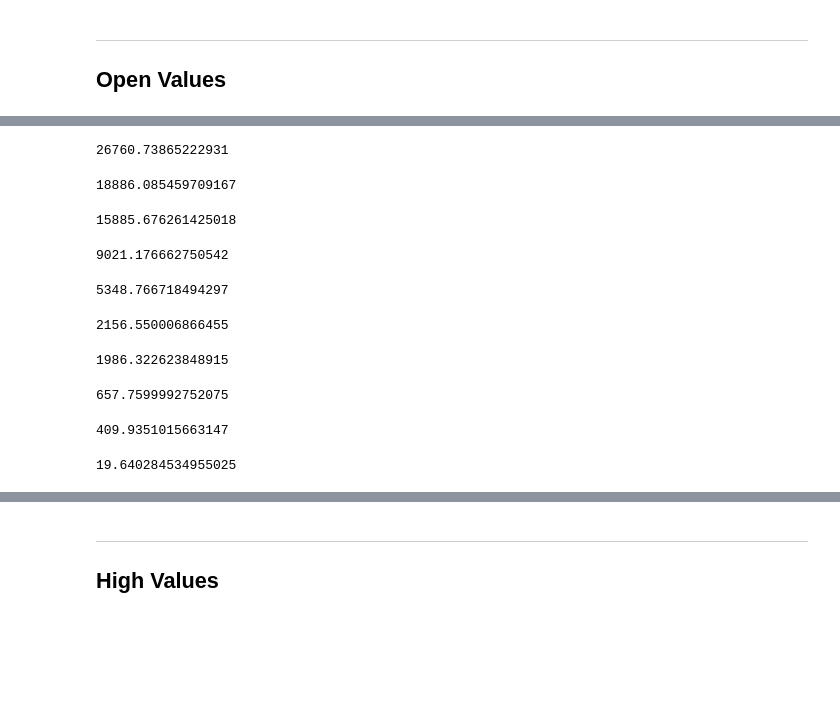
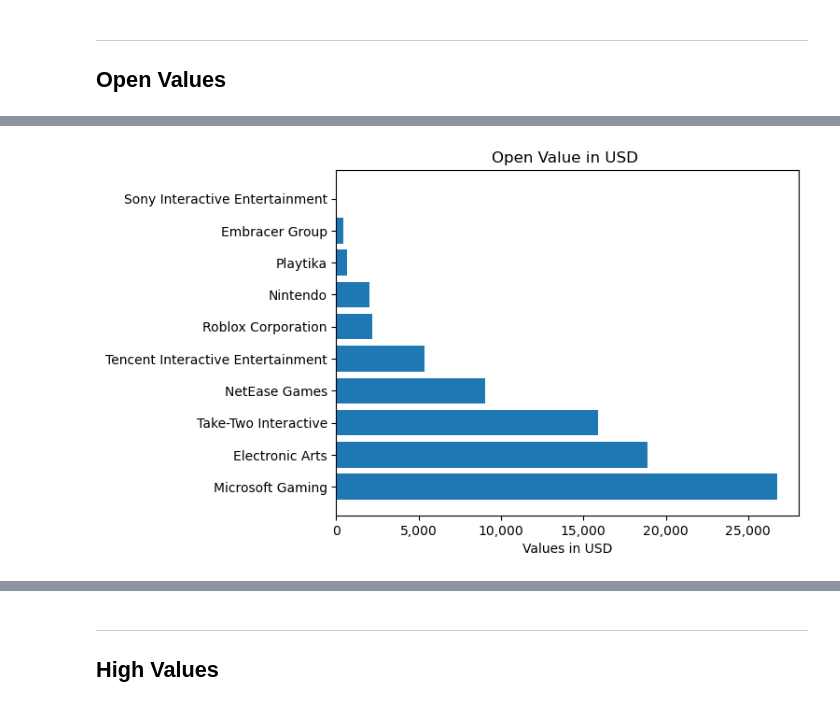
Before and after one commit to Djohnson1313/gaming_company_stocks_analysis, a Jupyter notebook: gaming_stocks_analysis.ipynb, the cells around one changed output, grey strips where cells are left out. Saved outputs shown, nothing was run; the diff lists cells and outputs as text; code cells hidden in the pictures; blank space fills up the shorter version.

```diff
--- a/gaming_stocks_analysis.ipynb
+++ b/gaming_stocks_analysis.ipynb
@@ -390,40 +417,4 @@ plt.show();
 # %%
-value_calc('Microsoft Gaming', 'Open Value in USD')
+plot_val(df, 'Open Value in USD')
 # %% [output]
-26760.73865222931
+[figure, added]
-# %%
-value_calc('Electronic Arts', 'Open Value in USD')
-# %% [output]
-18886.085459709167
-# %%
-value_calc('Take-Two Interactive', 'Open Value in USD')
-# %% [output]
-15885.676261425018
-# %%
-value_calc('NetEase Games', 'Open Value in USD')
-# %% [output]
-9021.176662750542
-# %%
-value_calc('Tencent Interactive Entertainment', 'Open Value in USD')
-# %% [output]
-5348.766718494297
-# %%
-value_calc('Roblox Corporation', 'Open Value in USD')
-# %% [output]
-2156.550006866455
-# %%
-value_calc('Nintendo', 'Open Value in USD')
-# %% [output]
-1986.322623848915
-# %%
-value_calc('Playtika', 'Open Value in USD')
-# %% [output]
-657.7599992752075
-# %%
-value_calc('Embracer Group', 'Open Value in USD')
-# %% [output]
-409.9351015663147
-# %%
-value_calc('Sony Interactive Entertainment', 'Open Value in USD')
-# %% [output]
-19.640284534955025
```
Also changed, not shown: parts of 133 cells of this notebook.
